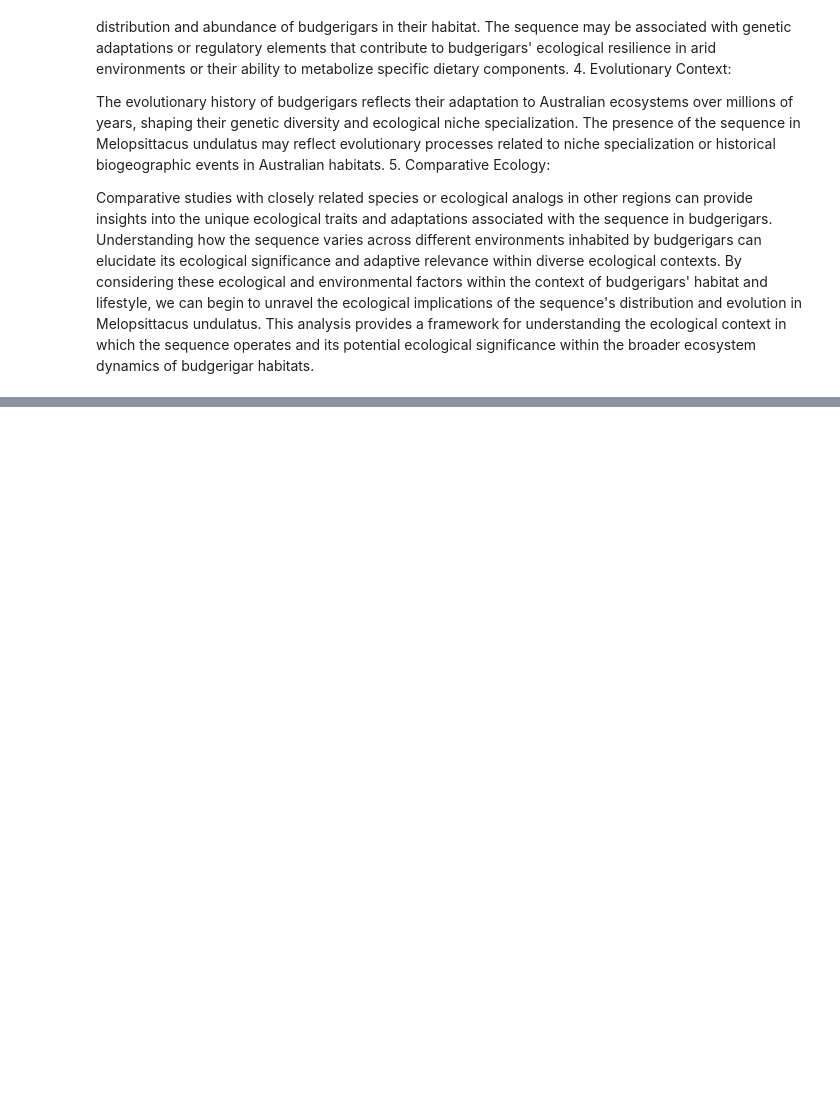
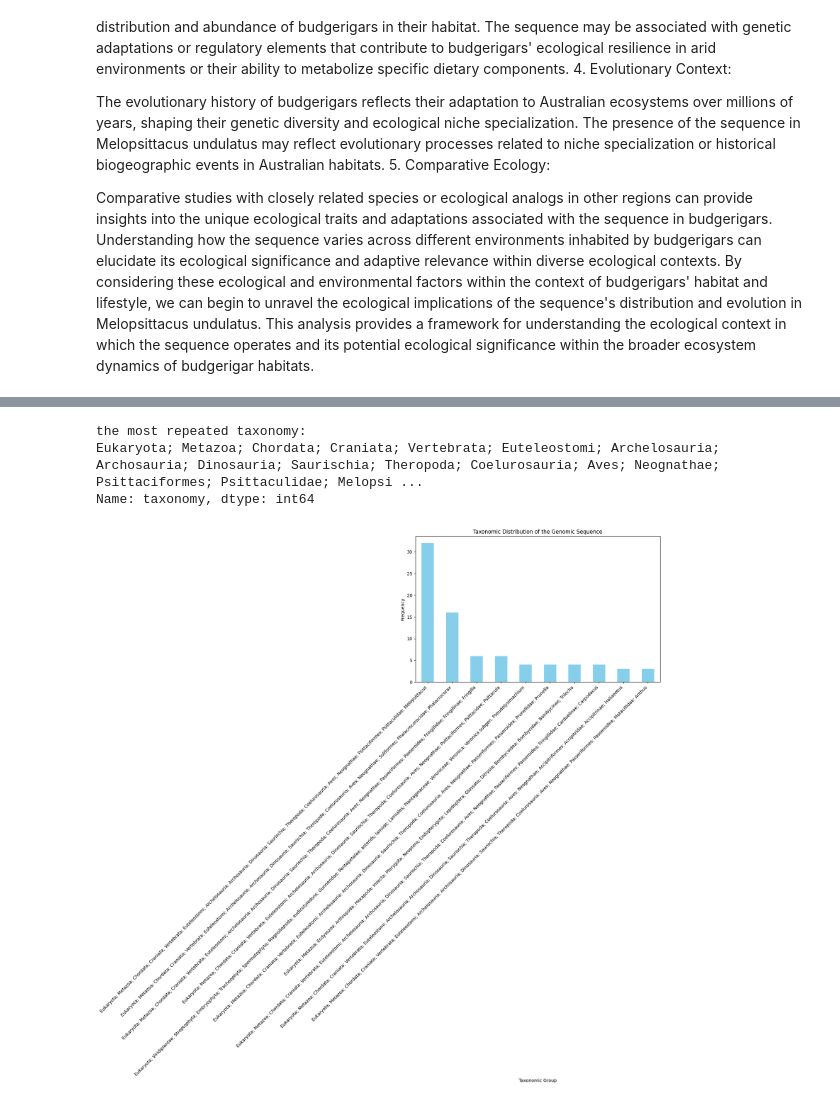
Before and after one commit to Sinanmz/BioinformaticsProject, a Jupyter notebook: tasks/find-the-imposter/FindTheImposter.ipynb, the cells around one changed output, grey strips where cells are left out. Cells and saved outputs as stored; diff of their text form; code cells hidden in the pictures; blank space fills up the shorter version.

```diff
--- a/tasks/find-the-imposter/FindTheImposter.ipynb
+++ b/tasks/find-the-imposter/FindTheImposter.ipynb
@@ -408,0 +428,20 @@ By considering these ecological and environmental factors within the context of
+# %%
+taxonomic_distribution = blast_results_df['taxonomy'].value_counts()
+print('the most repeated taxonomy:')
+print(taxonomic_distribution.head(1))
+
+# Visualize taxonomic distribution (top 10 taxa)
+top_taxa = taxonomic_distribution.head(10)
+plt.figure(figsize=(10, 6))
+top_taxa.plot(kind='bar', color='skyblue')
+plt.xlabel('Taxonomic Group')
+plt.ylabel('Frequency')
+plt.title('Taxonomic Distribution of the Genomic Sequence')
+plt.xticks(rotation=45, ha='right')
+plt.tight_layout()
+plt.show()
+# %% [output]
+the most repeated taxonomy:
+Eukaryota; Metazoa; Chordata; Craniata; Vertebrata; Euteleostomi; Archelosauria; Archosauria; Dinosauria; Saurischia; Theropoda; Coelurosauria; Aves; Neognathae; Psittaciformes; Psittaculidae; Melopsi ...
+Name: taxonomy, dtype: int64
+[figure, added]
```
Also changed, not shown: parts of 4 cells of this notebook.
